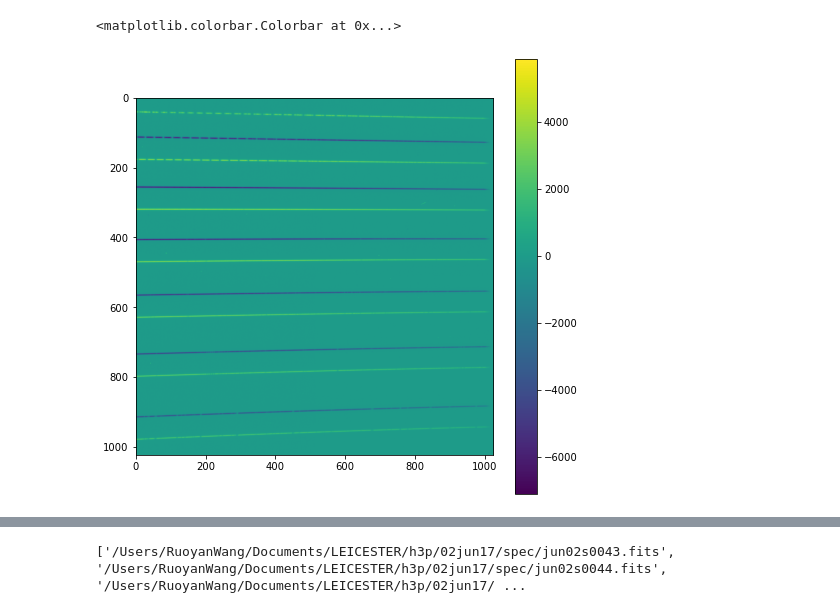
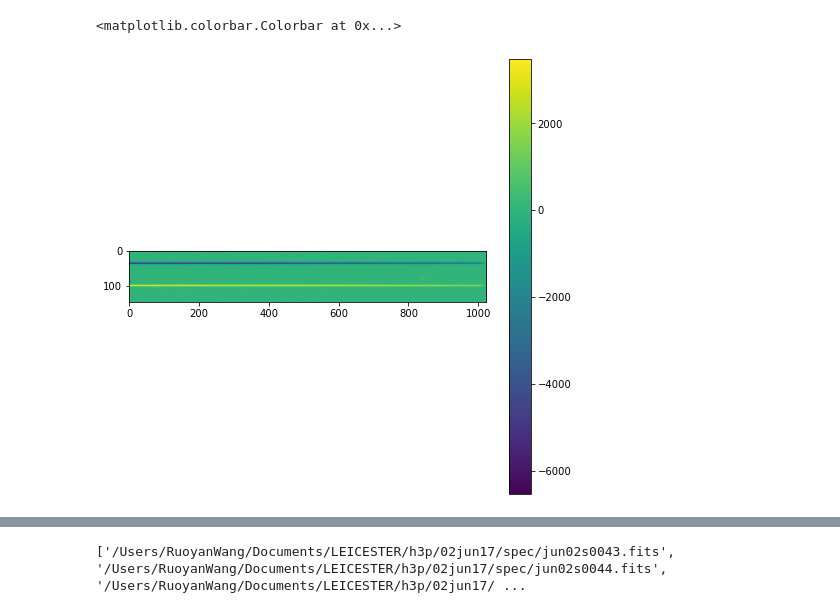
Before and after one commit to ruoyanwangdr/Dynamics-of-Jovian-Infrared-Auroral-Ionosphere-and-Thermosphere, a Jupyter notebook: h3p.ipynb, the cells around one changed output, grey strips where cells are left out. Drawn from its saved outputs; the diff is of its cells as text; code cells hidden in the pictures.

Commit message:
Plot reduced spectra

```diff
--- a/h3p.ipynb
+++ b/h3p.ipynb
@@ -9,36 +9,36 @@ warnings.filterwarnings('ignore')
 from os.path import isfile
 # %%
 notebook_path = os.path.abspath('h3p.ipynb')
-filepath = os.path.join(os.path.dirname(notebook_path), '02jun17/spec/')
+filepath = os.path.join(os.path.dirname(notebook_path), '02jun17/spec/order36/')
 
 
-hdu_list1 = fits.open(filepath + 'jun02s0043.fits', ignore_missing_end=True)
-hdu_list2 = fits.open(filepath + 'jun02s0044.fits', ignore_missing_end=True)
-hdu_list3 = fits.open(filepath + 'jun02s0045.fits', ignore_missing_end=True)
-hdu_list4 = fits.open(filepath + 'jun02s0046.fits', ignore_missing_end=True)
+hdu_list1 = fits.open(filepath + 'jun02s0043_order36.fits', ignore_missing_end=True)
+hdu_list2 = fits.open(filepath + 'jun02s0044_order36.fits', ignore_missing_end=True)
+hdu_list3 = fits.open(filepath + 'jun02s0045_order36.fits', ignore_missing_end=True)
+hdu_list4 = fits.open(filepath + 'jun02s0046_order36.fits', ignore_missing_end=True)
 
-hdu_list5 = fits.open(filepath + 'jun02s0047.fits', ignore_missing_end=True)
-hdu_list6 = fits.open(filepath + 'jun02s0048.fits', ignore_missing_end=True)
-hdu_list7 = fits.open(filepath + 'jun02s0049.fits', ignore_missing_end=True)
-hdu_list8 = fits.open(filepath + 'jun02s0050.fits', ignore_missing_end=True)
+hdu_list5 = fits.open(filepath + 'jun02s0047_order36.fits', ignore_missing_end=True)
+hdu_list6 = fits.open(filepath + 'jun02s0048_order36.fits', ignore_missing_end=True)
+hdu_list7 = fits.open(filepath + 'jun02s0049_order36.fits', ignore_missing_end=True)
+hdu_list8 = fits.open(filepath + 'jun02s0050_order36.fits', ignore_missing_end=True)
 
 
 data1 = hdu_list1[0].data
 data2 = hdu_list2[0].data
 data3 = hdu_list3[0].data
 data4 = hdu_list4[0].data
 
 data5 = hdu_list5[0].data
 data6 = hdu_list6[0].data
 data7 = hdu_list7[0].data
 data8 = hdu_list8[0].data
 
 sum_A = data1 + data4 + data5 + data8
 sum_B = data2 + data3 + data6 + data7
 
 plt.figure(figsize=(8,8))
 plt.imshow(sum_B - sum_A)
 plt.colorbar()
 # %% [output]
 <matplotlib.colorbar.Colorbar at 0x...>
-[figure, old version]
+[figure, new version]
```
Also changed, not shown: parts of 4 cells of this notebook.
